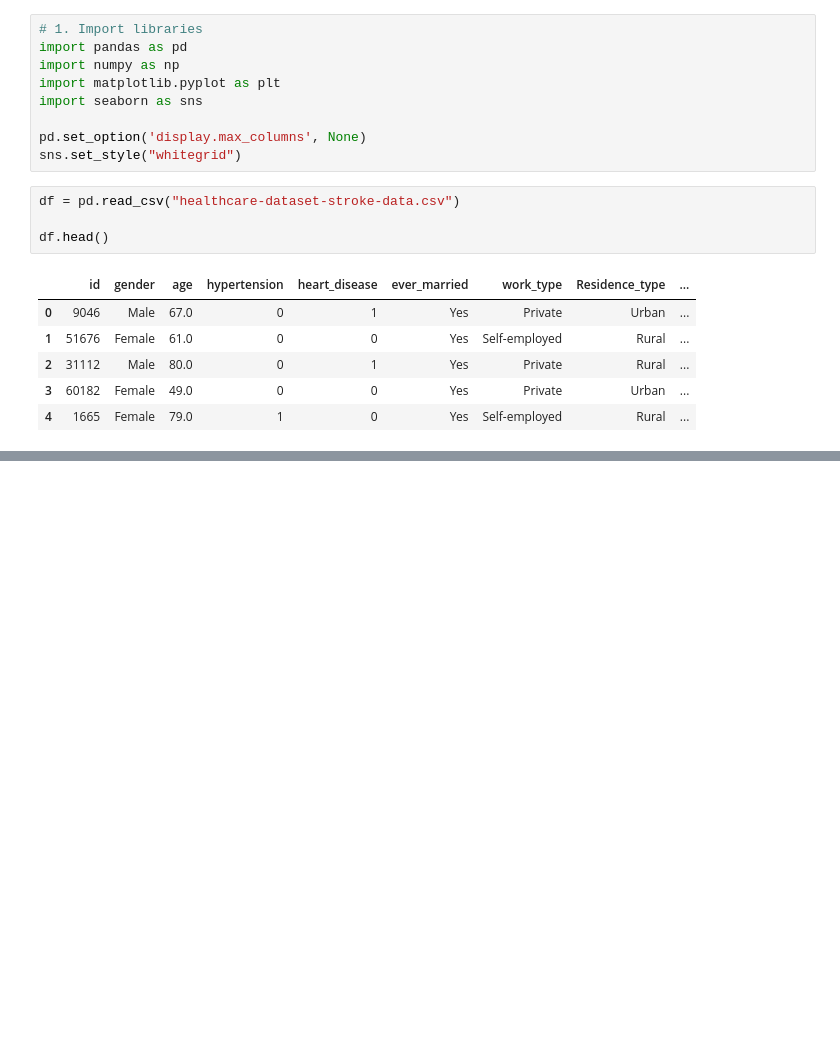
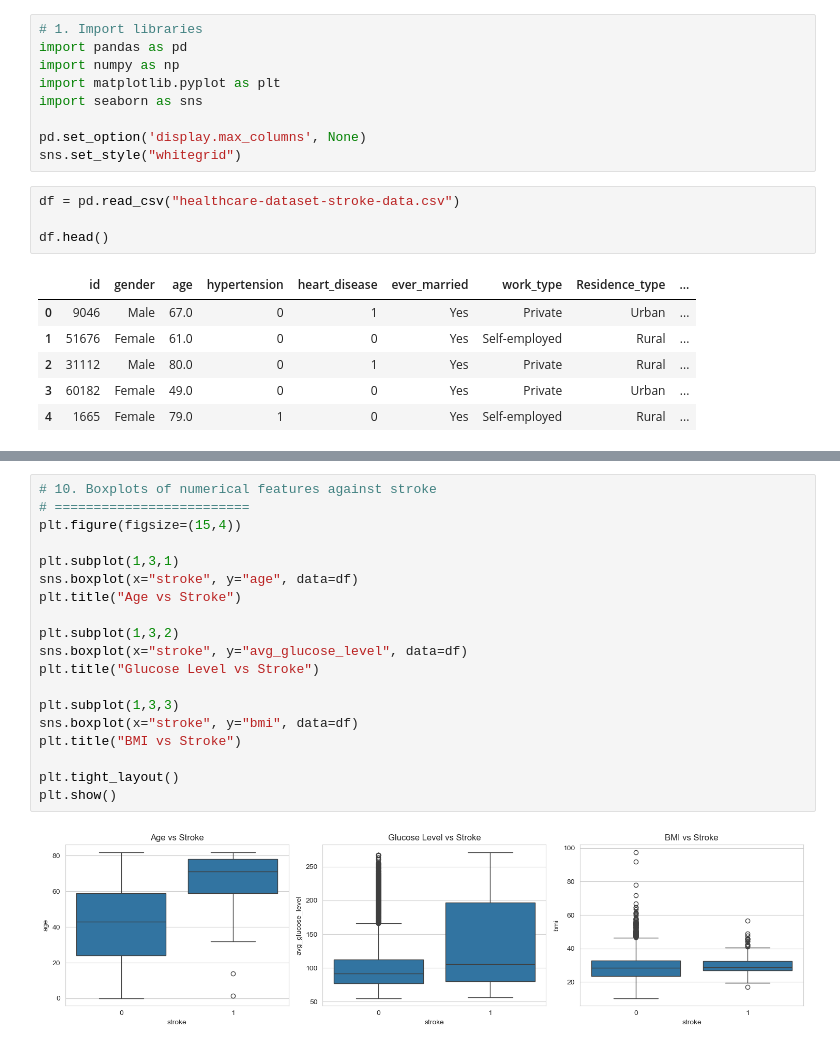
Before and after one commit to JustinDang69/Assesment2-PA, a Jupyter notebook: Untitled.ipynb, the cells around one changed output, grey strips where cells are left out. Drawn from its saved outputs; the diff is of its cells as text; blank space fills up the shorter version.

```diff
--- a/Untitled.ipynb
+++ b/Untitled.ipynb
@@ -157,0 +223,21 @@ F1 Score: 0.037037037037037035
+# %%
+# 10. Boxplots of numerical features against stroke
+# =========================
+plt.figure(figsize=(15,4))
+
+plt.subplot(1,3,1)
+sns.boxplot(x="stroke", y="age", data=df)
+plt.title("Age vs Stroke")
+
+plt.subplot(1,3,2)
+sns.boxplot(x="stroke", y="avg_glucose_level", data=df)
+plt.title("Glucose Level vs Stroke")
+
+plt.subplot(1,3,3)
+sns.boxplot(x="stroke", y="bmi", data=df)
+plt.title("BMI vs Stroke")
+
+plt.tight_layout()
+plt.show()
+# %% [output]
+[figure, added]
```
Also changed, not shown: parts of 17 cells of this notebook.
